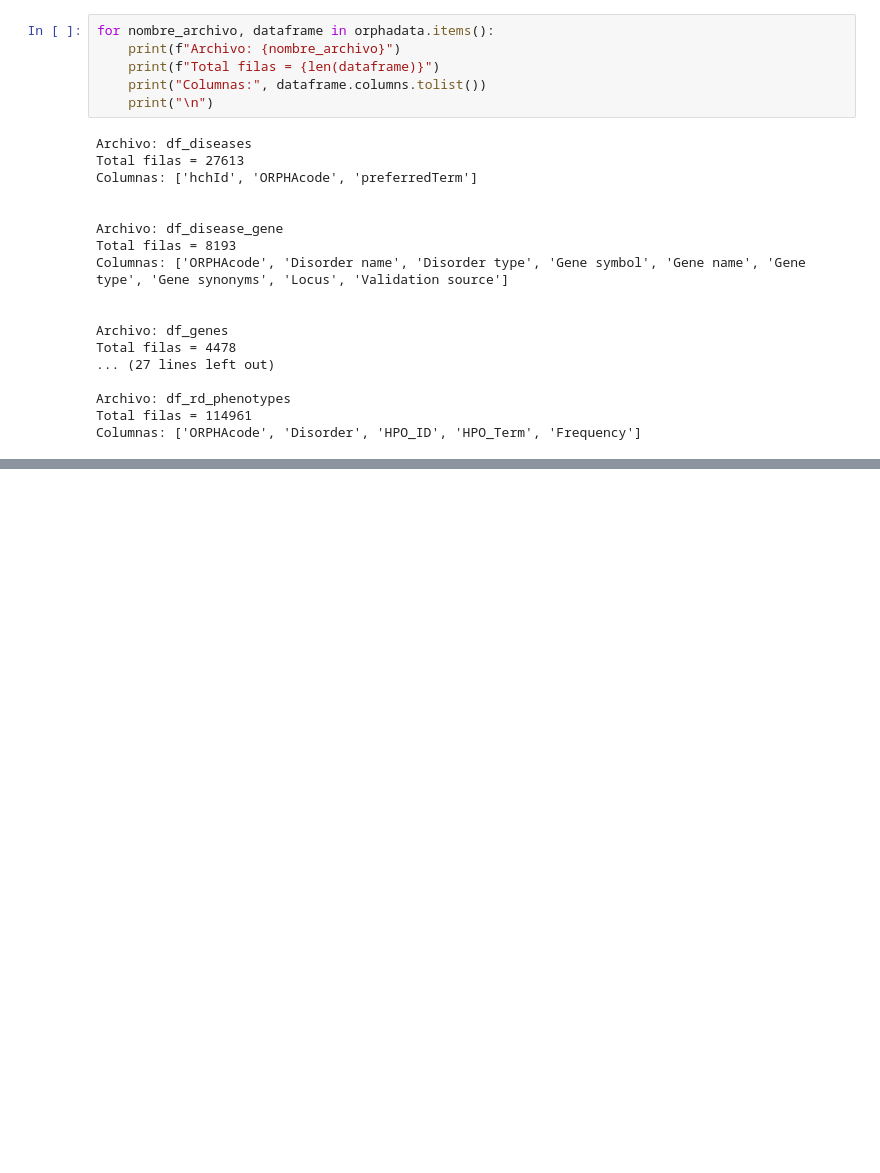
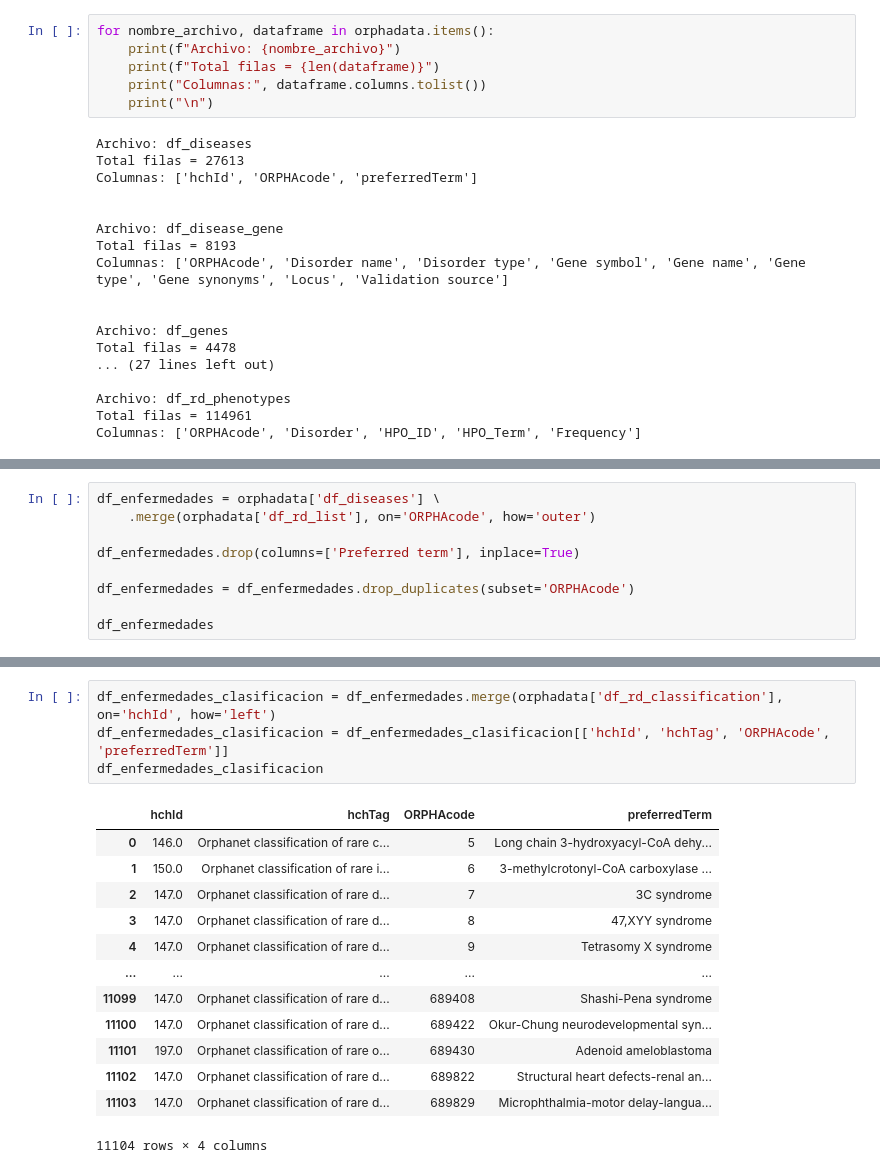
Before and after one commit to Muriburu/ITAcademy, a Jupyter notebook: Sprint 10 - Pràctica final/Code/Tratamiento_datos_Orphadata.ipynb, the cells around one changed output, grey strips where cells are left out. Cells and saved outputs as stored; diff of their text form; blank space fills up the shorter version.

```diff
--- a/Sprint 10 - Pràctica final/Code/Tratamiento_datos_Orphadata.ipynb
+++ b/Sprint 10 - Pràctica final/Code/Tratamiento_datos_Orphadata.ipynb
@@ -98,0 +169,9 @@ tabla_completa
+# %%
+df_enfermedades = orphadata['df_diseases'] \
+    .merge(orphadata['df_rd_list'], on='ORPHAcode', how='outer')
+
+df_enfermedades.drop(columns=['Preferred term'], inplace=True)
+
+df_enfermedades = df_enfermedades.drop_duplicates(subset='ORPHAcode')
+
+df_enfermedades
@@ -98,0 +192,18 @@ tabla_completa
+# %%
+df_enfermedades_clasificacion = df_enfermedades.merge(orphadata['df_rd_classification'], on='hchId', how='left')
+df_enfermedades_clasificacion = df_enfermedades_clasificacion[['hchId', 'hchTag', 'ORPHAcode', 'preferredTerm']]
+df_enfermedades_clasificacion
+# %% [output]
+|  | hchId | hchTag | ORPHAcode | preferredTerm |
+| 0 | 146.0 | Orphanet classification of rare c... | 5 | Long chain 3-hydroxyacyl-CoA dehy... |
+| 1 | 150.0 | Orphanet classification of rare i... | 6 | 3-methylcrotonyl-CoA carboxylase ... |
+| 2 | 147.0 | Orphanet classification of rare d... | 7 | 3C syndrome |
+| 3 | 147.0 | Orphanet classification of rare d... | 8 | 47,XYY syndrome |
+| 4 | 147.0 | Orphanet classification of rare d... | 9 | Tetrasomy X syndrome |
+| ... | ... | ... | ... | ... |
+| 11099 | 147.0 | Orphanet classification of rare d... | 689408 | Shashi-Pena syndrome |
+| 11100 | 147.0 | Orphanet classification of rare d... | 689422 | Okur-Chung neurodevelopmental syn... |
+| 11101 | 197.0 | Orphanet classification of rare o... | 689430 | Adenoid ameloblastoma |
+| 11102 | 147.0 | Orphanet classification of rare d... | 689822 | Structural heart defects-renal an... |
+| 11103 | 147.0 | Orphanet classification of rare d... | 689829 | Microphthalmia-motor delay-langua... |
+11104 rows × 4 columns
```
Also changed, not shown: parts of 11 cells of this notebook, 1 other file.
